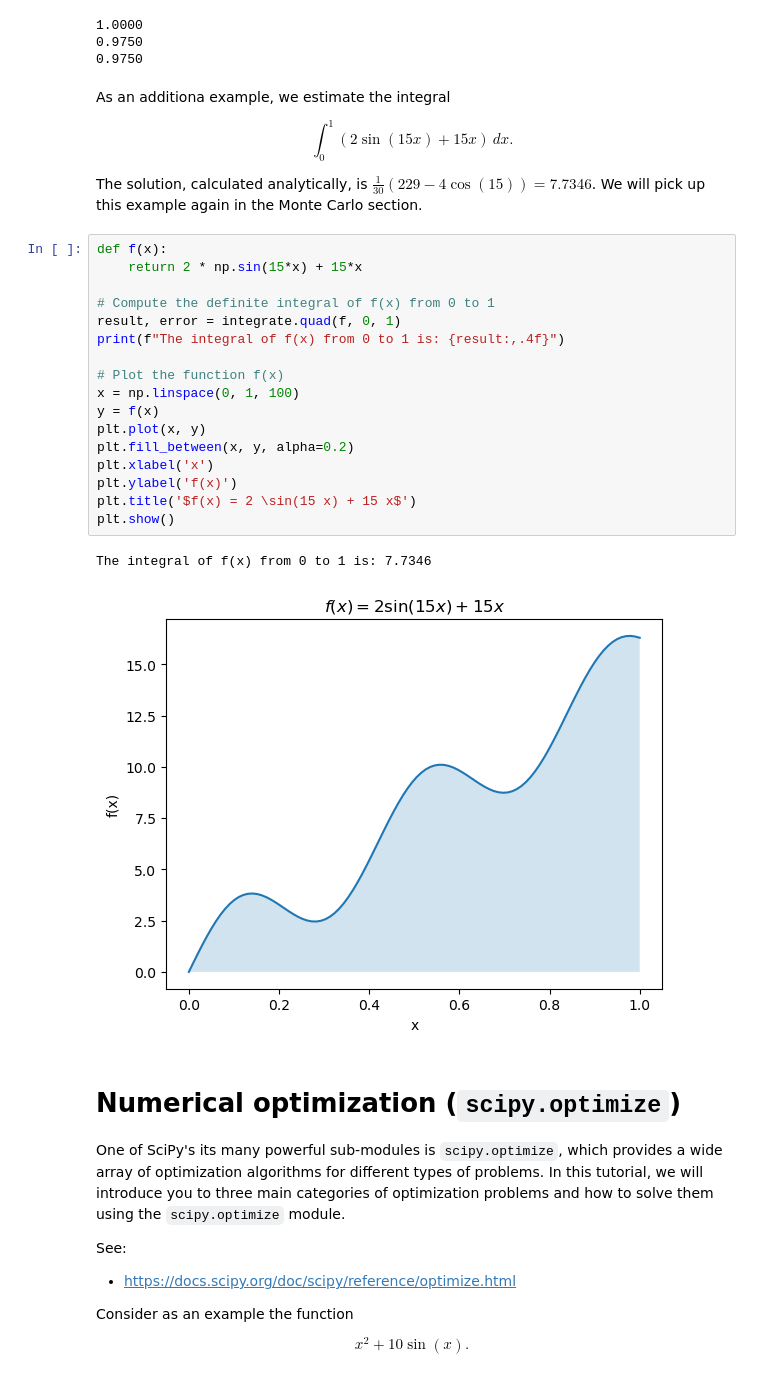
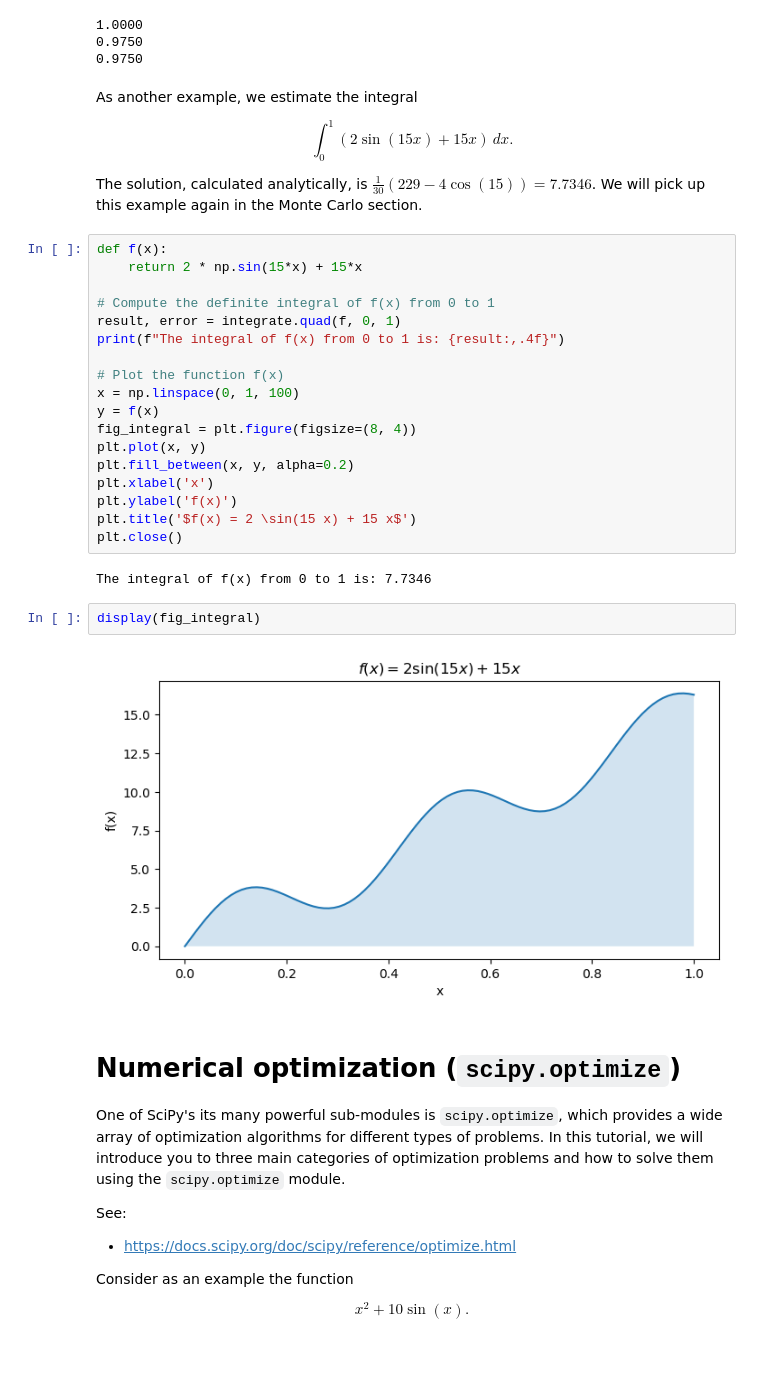
Before and after one commit to ireneundiandeye/FinancialDataAnalytics, a Jupyter notebook: slides_pt2.ipynb, the cells around one changed output. Cells and saved outputs as stored; diff of their text form.

```diff
--- a/slides_pt2.ipynb
+++ b/slides_pt2.ipynb
@@ -168,7 +204,7 @@ print(f"{stats.norm.cdf(1.96, 0, 1):.4f}")
 0.9750
 0.9750
 # %% [markdown]
-As an additiona example, we estimate the integral
+As another example, we estimate the integral
 
 $$
 \int_0^1 (2\sin(15 x) + 15 x)\, d x.
@@ -186,15 +222,19 @@ print(f"The integral of f(x) from 0 to 1 is: {result:,.4f}")
 # Plot the function f(x)
 x = np.linspace(0, 1, 100)
 y = f(x)
+fig_integral = plt.figure(figsize=(8, 4))
 plt.plot(x, y)
 plt.fill_between(x, y, alpha=0.2)
 plt.xlabel('x')
 plt.ylabel('f(x)')
 plt.title('$f(x) = 2 \sin(15 x) + 15 x$')
-plt.show()
+plt.close()
 # %% [output]
 The integral of f(x) from 0 to 1 is: 7.7346
-[figure, removed]
+# %%
+display(fig_integral)
+# %% [output]
+[figure, added]
 # %% [markdown]
 # Numerical optimization (`scipy.optimize`)
 
```
Also changed, not shown: parts of 42 cells of this notebook, 2 other files.
